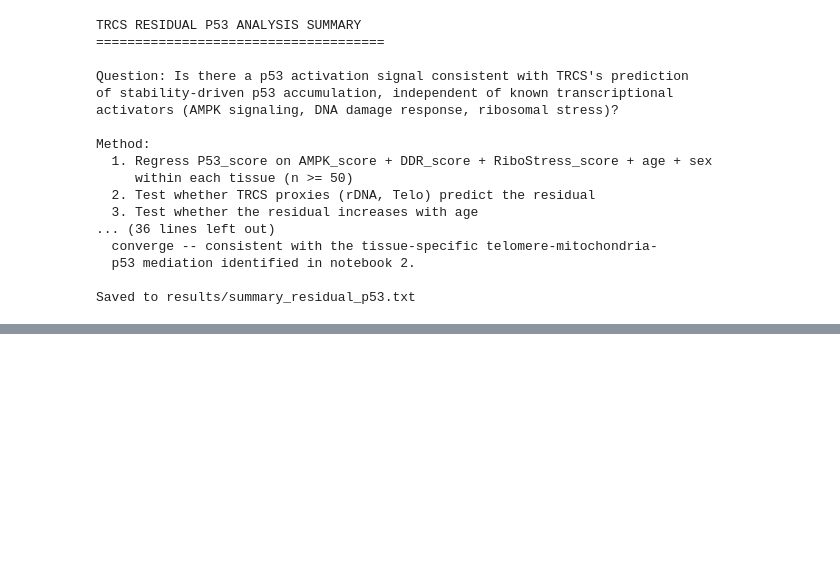
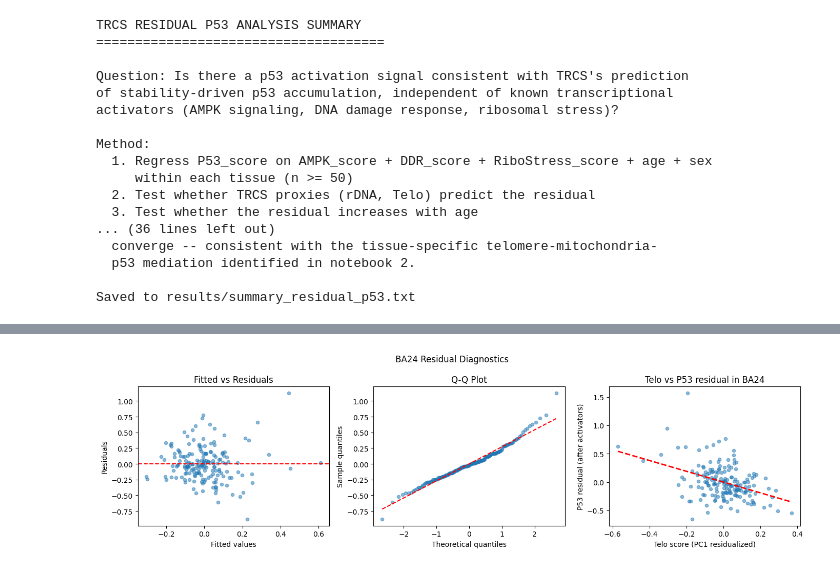
Before and after one commit to eddiemiles3/trcs-aging-analysis, a Jupyter notebook: 05_trcs_residual_p53.ipynb, the cells around one changed output, grey strips where cells are left out. Drawn from its saved outputs; the diff is of its cells as text; code cells hidden in the pictures; blank space fills up the shorter version.

```diff
--- a/05_trcs_residual_p53.ipynb
+++ b/05_trcs_residual_p53.ipynb
@@ -513,3 +513,87 @@ Method:
   p53 mediation identified in notebook 2.
 
 Saved to results/summary_residual_p53.txt
+# %%
+# BA24 diagnostic — check the -0.99 telomere coefficient
+tissue = 'Brain - Anterior cingulate cortex (BA24)'
+tdf = df[df['SMTSD'] == tissue].copy()
+
+print(f"Sample size in BA24: {len(tdf)}")
+print()
+
+# Refit the model
+m_act = smf.ols(
+    'P53_score_resid ~ AMPK_score_resid + DDR_score_resid + '
+    'RiboStress_score_resid + AGE_MID + SEX',
+    data=tdf
+).fit()
+tdf['P53_residual'] = m_act.resid
+
+m_trcs = smf.ols(
+    'P53_residual ~ rDNA_score_resid_pc1resid + '
+    'Telo_score_resid_pc1resid + AGE_MID + SEX',
+    data=tdf
+).fit()
+
+print("=== Full model summary ===")
+print(m_trcs.summary())
+print()
+
+# Residual diagnostics
+fig, axes = plt.subplots(1, 3, figsize=(14, 4))
+fig.suptitle('BA24 Residual Diagnostics', fontsize=12)
+
+# Fitted vs residuals
+axes[0].scatter(m_trcs.fittedvalues, m_trcs.resid, alpha=0.5, s=20)
+axes[0].axhline(0, color='red', linestyle='--')
+axes[0].set_xlabel('Fitted values')
+axes[0].set_ylabel('Residuals')
+axes[0].set_title('Fitted vs Residuals')
+
+# Q-Q plot
+from scipy import stats as scipy_stats
+(osm, osr), (slope, intercept, r) = scipy_stats.probplot(m_trcs.resid)
+axes[1].scatter(osm, osr, alpha=0.5, s=20)
+axes[1].plot(osm, slope*np.array(osm)+intercept, 'r--')
+axes[1].set_xlabel('Theoretical quantiles')
+axes[1].set_ylabel('Sample quantiles')
+axes[1].set_title('Q-Q Plot')
+
+# Telo score vs P53 residual
+axes[2].scatter(tdf['Telo_score_resid_pc1resid'], tdf['P53_residual'],
+                alpha=0.5, s=20)
+axes[2].set_xlabel('Telo score (PC1 residualized)')
+axes[2].set_ylabel('P53 residual (after activators)')
+axes[2].set_title('Telo vs P53 residual in BA24')
+m_line = np.polyfit(tdf['Telo_score_resid_pc1resid'], tdf['P53_residual'], 1)
+x_line = np.linspace(tdf['Telo_score_resid_pc1resid'].min(),
+                     tdf['Telo_score_resid_pc1resid'].max(), 50)
+axes[2].plot(x_line, np.polyval(m_line, x_line), 'r--', linewidth=2)
+
+plt.tight_layout()
+plt.savefig(os.path.join(RESULTS_DIR, 'ba24_diagnostics.png'),
+            dpi=150, bbox_inches='tight')
+plt.show()
+
+# Leave-one-out validation
+from sklearn.model_selection import LeaveOneOut
+from sklearn.linear_model import LinearRegression
+
+X = tdf[['Telo_score_resid_pc1resid', 'rDNA_score_resid_pc1resid',
+         'AGE_MID', 'SEX']].values
+y = tdf['P53_residual'].values
+
+loo = LeaveOneOut()
+coefs_telo = []
+for train_idx, _ in loo.split(X):
+    reg = LinearRegression().fit(X[train_idx], y[train_idx])
+    coefs_telo.append(reg.coef_[0])
+
+print(f"\n=== Leave-one-out validation of Telo coefficient ===")
+print(f"Full model coefficient:  {m_trcs.params['Telo_score_resid_pc1resid']:.3f}")
+print(f"LOO mean coefficient:    {np.mean(coefs_telo):.3f}")
+print(f"LOO std:                 {np.std(coefs_telo):.3f}")
+print(f"LOO min/max:             {np.min(coefs_telo):.3f} / {np.max(coefs_telo):.3f}")
+print(f"Fraction of LOO runs with negative coef: "
+      f"{np.mean(np.array(coefs_telo) < 0):.2f}")
+# %% [output]
@@ -515,0 +617 @@ Saved to results/summary_residual_p53.txt
+[figure, added]
```
Also changed, not shown: parts of 7 cells of this notebook, 1 other file.
